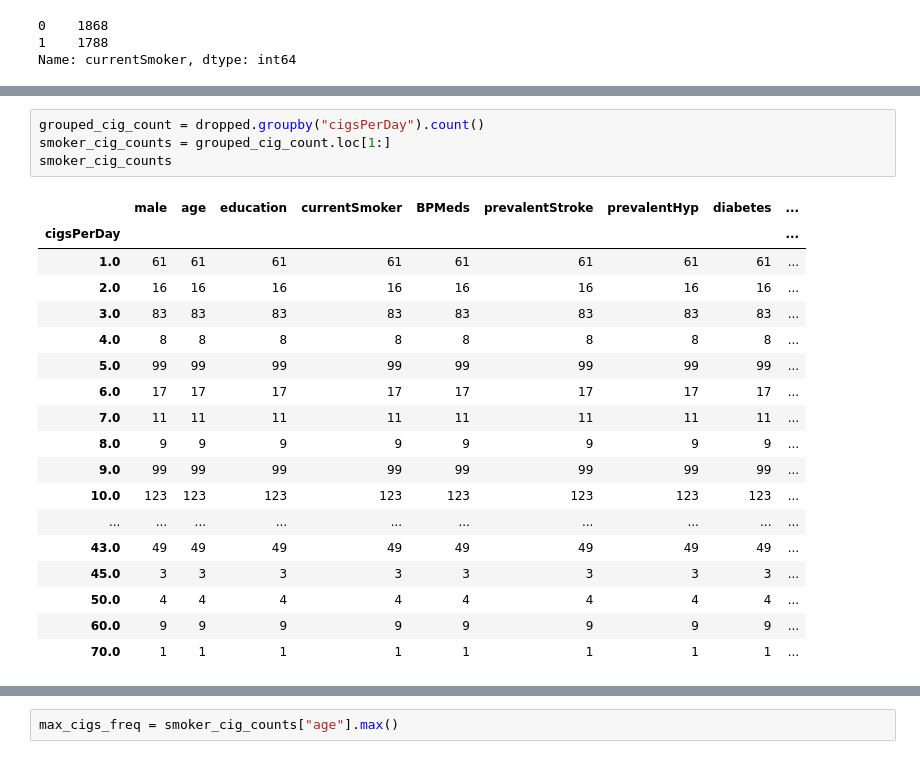
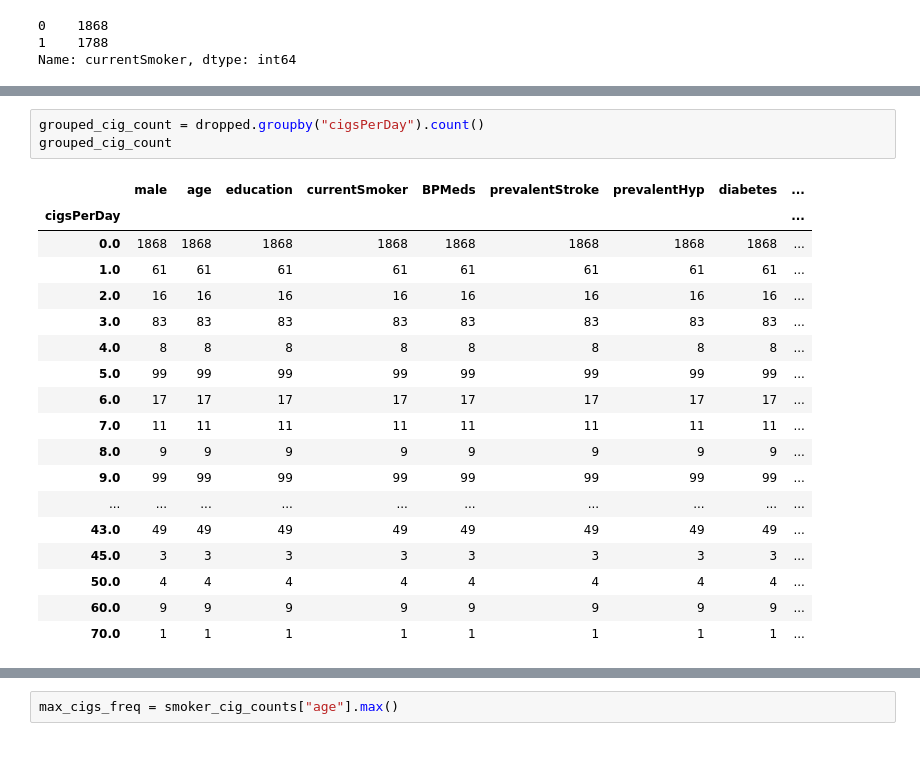
Before and after one commit to elisabethvirak/Coronary_Heart_Disease, a Jupyter notebook: exploratory_plots.ipynb, the cells around one changed output, grey strips where cells are left out. Saved outputs shown, nothing was run; the diff lists cells and outputs as text.

```diff
--- a/exploratory_plots.ipynb
+++ b/exploratory_plots.ipynb
@@ -134,10 +171,10 @@ Name: currentSmoker, dtype: int64
 # %%
 grouped_cig_count = dropped.groupby("cigsPerDay").count()
-smoker_cig_counts = grouped_cig_count.loc[1:]
-smoker_cig_counts
+grouped_cig_count
 # %% [output]
 |  | male | age | education | currentSmoker | BPMeds | prevalentStroke | prevalentHyp | diabetes | ... |
 | cigsPerDay |  |  |  |  |  |  |  |  | ... |
+| 0.0 | 1868 | 1868 | 1868 | 1868 | 1868 | 1868 | 1868 | 1868 | ... |
 | 1.0 | 61 | 61 | 61 | 61 | 61 | 61 | 61 | 61 | ... |
 | 2.0 | 16 | 16 | 16 | 16 | 16 | 16 | 16 | 16 | ... |
 | 3.0 | 83 | 83 | 83 | 83 | 83 | 83 | 83 | 83 | ... |
@@ -147,7 +184,6 @@ smoker_cig_counts
 | 7.0 | 11 | 11 | 11 | 11 | 11 | 11 | 11 | 11 | ... |
 | 8.0 | 9 | 9 | 9 | 9 | 9 | 9 | 9 | 9 | ... |
 | 9.0 | 99 | 99 | 99 | 99 | 99 | 99 | 99 | 99 | ... |
-| 10.0 | 123 | 123 | 123 | 123 | 123 | 123 | 123 | 123 | ... |
 | ... | ... | ... | ... | ... | ... | ... | ... | ... | ... |
 | 43.0 | 49 | 49 | 49 | 49 | 49 | 49 | 49 | 49 | ... |
 | 45.0 | 3 | 3 | 3 | 3 | 3 | 3 | 3 | 3 | ... |
```
Also changed, not shown: parts of 8 cells of this notebook, 5 other files.
